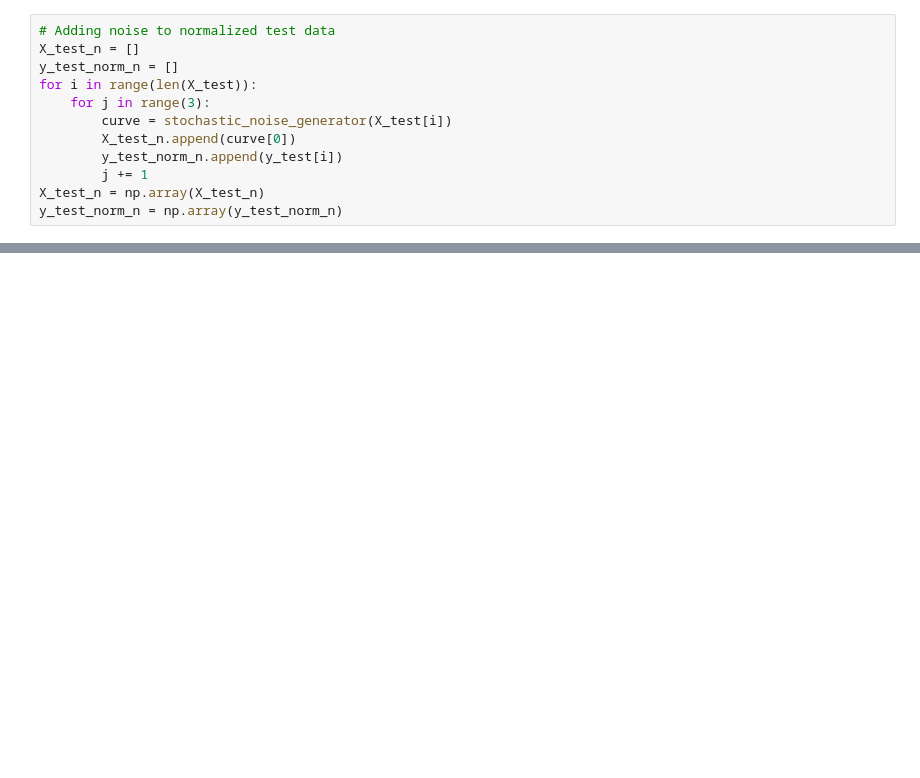
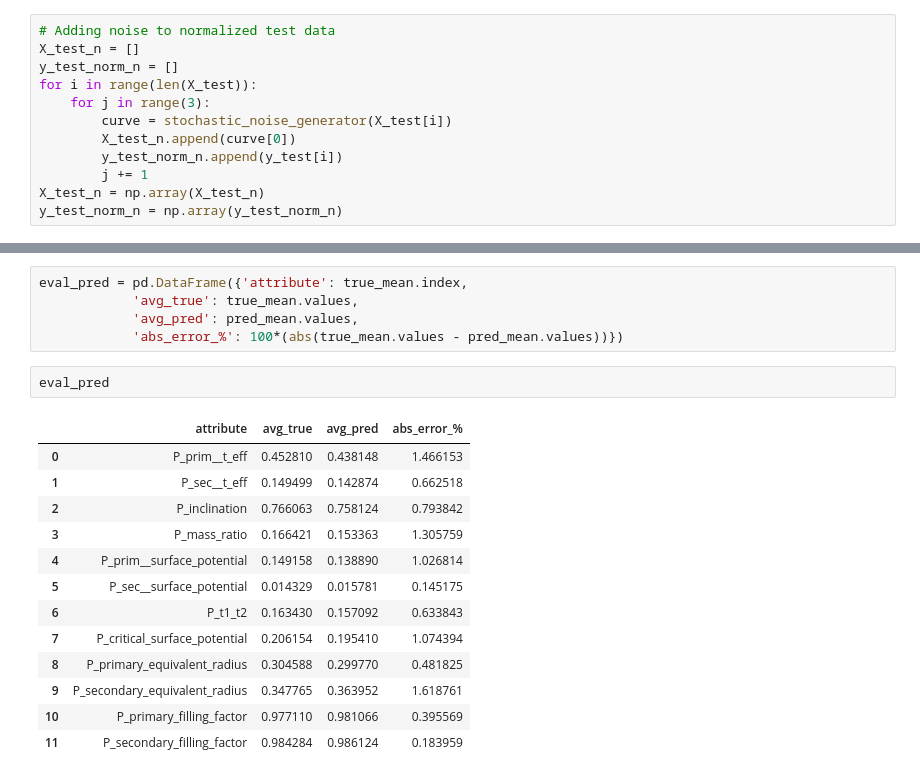
Before and after one commit to AdriNemcikova/DP, a Jupyter notebook: NORM_detached_all_params.ipynb, the cells around one changed output, grey strips where cells are left out. Drawn from its saved outputs; the diff is of its cells as text; blank space fills up the shorter version.

```diff
--- a/NORM_detached_all_params.ipynb
+++ b/NORM_detached_all_params.ipynb
@@ -226,0 +310,21 @@ model.evaluate(X_test_n, y_test_norm_n)
+# %%
+eval_pred = pd.DataFrame({'attribute': true_mean.index,
+            'avg_true': true_mean.values,
+            'avg_pred': pred_mean.values,
+            'abs_error_%': 100*(abs(true_mean.values - pred_mean.values))})
+# %%
+eval_pred
+# %% [output]
+|  | attribute | avg_true | avg_pred | abs_error_% |
+| 0 | P_prim__t_eff | 0.452810 | 0.438148 | 1.466153 |
+| 1 | P_sec__t_eff | 0.149499 | 0.142874 | 0.662518 |
+| 2 | P_inclination | 0.766063 | 0.758124 | 0.793842 |
+| 3 | P_mass_ratio | 0.166421 | 0.153363 | 1.305759 |
+| 4 | P_prim__surface_potential | 0.149158 | 0.138890 | 1.026814 |
+| 5 | P_sec__surface_potential | 0.014329 | 0.015781 | 0.145175 |
+| 6 | P_t1_t2 | 0.163430 | 0.157092 | 0.633843 |
+| 7 | P_critical_surface_potential | 0.206154 | 0.195410 | 1.074394 |
+| 8 | P_primary_equivalent_radius | 0.304588 | 0.299770 | 0.481825 |
+| 9 | P_secondary_equivalent_radius | 0.347765 | 0.363952 | 1.618761 |
+| 10 | P_primary_filling_factor | 0.977110 | 0.981066 | 0.395569 |
+| 11 | P_secondary_filling_factor | 0.984284 | 0.986124 | 0.183959 |
```
Also changed, not shown: parts of 10 cells of this notebook.
